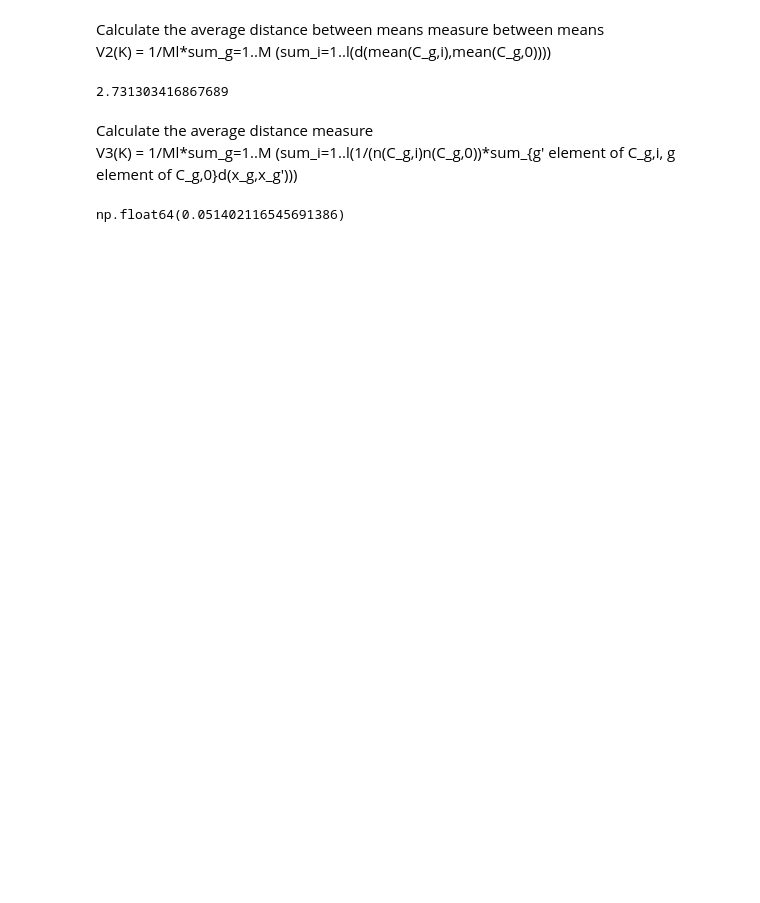
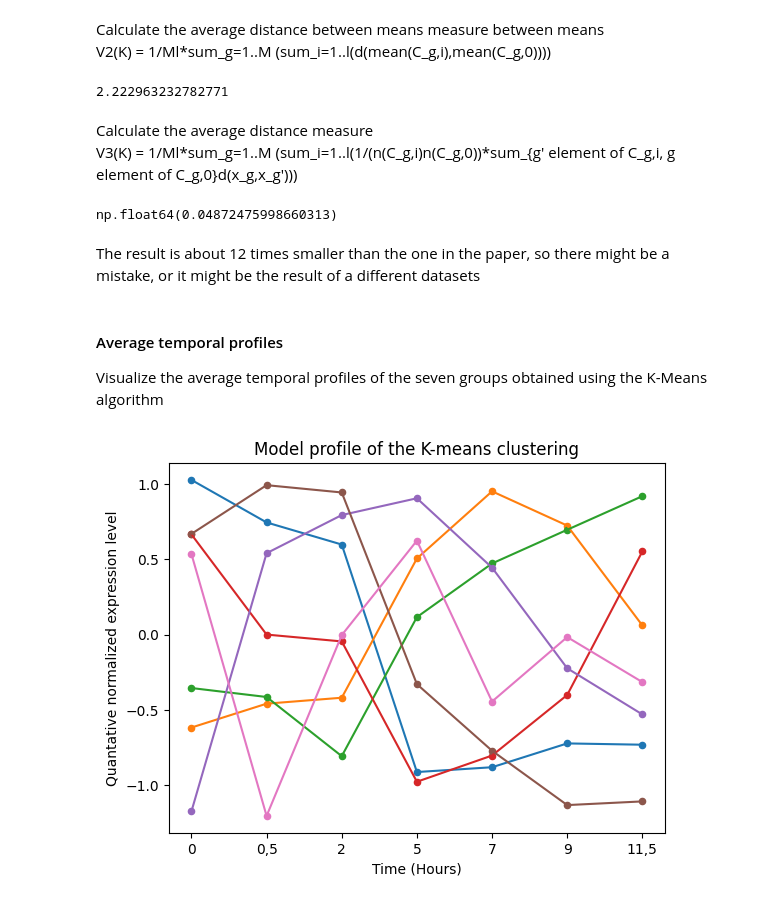
Before and after one commit to LuhiHofi/Aprendizaje-Computacional, a Jupyter notebook: k-means_sporulation.ipynb, the cells around one changed output. Saved outputs shown, nothing was run; the diff lists cells and outputs as text; code cells hidden in the pictures; blank space fills up the shorter version.

```diff
--- a/k-means_sporulation.ipynb
+++ b/k-means_sporulation.ipynb
@@ -72,7 +100,7 @@ kmeans = KMeans(n_clusters=clusters)
 kmeans.fit(X)
 X_clustered = kmeans.predict(X)
 
-X_clustered_without_time_step = [0 for i in range(l)]
+X_clustered_without_time_step = [[] for _ in range(l)]
 for i in range(len(X_without_time_step)):
     kmeans_without = KMeans(n_clusters=7)
     kmeans_without.fit(X_without_time_step[i])
@@ -157,7 +185,7 @@ for g in range(M):
     # Filter the data frame with the bool array to get the genes in the cluster C_g_0
     C_g_0 = X.iloc[C_g_0]
     # Calculate the mean of every time step of the genes in the cluster C_g_0
-    mean_C_g_0 = [0 for i in range(l)]
+    mean_C_g_0 = np.zeros(l)
     for i in range(l):
         mean_C_g_0[i] = np.mean(C_g_0.iloc[:, i])
 
@@ -168,14 +196,14 @@ for g in range(M):
         # Filter the data frame with the bool array to get the genes in the cluster C_g_i
         C_g_i = X.iloc[cluster_g_i]
         # Calculate the mean of every time step of the genes in the cluster C_g_i
-        mean_C_g_i = [0 for i in range(l)]
+        mean_C_g_i = np.zeros(l)
         for j in range(l):
             mean_C_g_i[j] = np.mean(C_g_i.iloc[:, j])
 
         average_distance_between_means += 1/(M*l) * euclidean(mean_C_g_0, mean_C_g_i)
 average_distance_between_means
 # %% [output]
-2.731303416867689
+2.222963232782771
 # %% [markdown]
 Calculate the average distance measure
 V3(K) = 1/Ml*sum_g=1..M (sum_i=1..l(1/(n(C_g,i)n(C_g,0))*sum_{g' element of C_g,i, g element of C_g,0}d(x_g,x_g')))
@@ -191,9 +219,9 @@ for g in range(M):
         # cluster containing gene g in the clustering based on the data set with time Ti observations deleted
         # Calculate the number of elements in the cluster C_g_i
         C_g_i = (X_clustered_without_time_step[i] == X_clustered_without_time_step[i][g])
-        n_C_G_i = sum(cluster_g_i)
+        n_C_g_i = sum(cluster_g_i)
 
-        # Calculate the sum of distances d(x_g, x_g') for genes in the same cluster in both full and reduced datasets
+        # Calculate the sum of distances d(x_g, x_g')
         distance_sum = 0
         for g_prime in range(M):
             if cluster_g_i[g_prime]:
@@ -201,7 +229,7 @@ for g in range(M):
                 distance_sum += euclidean(X.iloc[g, :], X.iloc[g_prime, :])  # Use Euclidean distance, but can use another metric
 
         # Add to the average distance measure formula
-        average_distance_measure += (1 / (M * l)) * (1 / (n_C_g_0 * n_C_G_i)) * distance_sum
+        average_distance_measure += (1 / (M * l)) * (1 / (n_C_g_0 * n_C_g_i)) * distance_sum
 average_distance_measure
 # %% [output]
-np.float64(0.051402116545691386)
+np.float64(0.04872475998660313)
@@ -209,0 +236,33 @@ from itertools import permutations
+# %% [markdown]
+The result is about 12 times smaller than the one in the paper, so there might be a mistake, or it might be the result of a different datasets
+# %% [markdown]
+#### Average temporal profiles
+Visualize the average temporal profiles of the seven groups obtained using the K-Means algorithm
+# %%
+# Calculate the model profile of the K-means clustering
+model_profile = np.zeros((l, clusters))
+for i in range(clusters):
+    # Create a bool array with True for the elements in the cluster i
+    cluster_elements = (X_clustered == i)
+    # Filter the data frame with the bool array to get the genes in the cluster i
+    cluster_elements = X.iloc[cluster_elements]
+    # Calculate the mean of every time step of the genes in the cluster i
+    for j in range(l):
+        model_profile[i][j] = np.mean(cluster_elements.iloc[:, j])
+
+# plot the model profile
+# Time points
+time_points = ['0', '0,5', '2', '5', '7', '9', '11,5']
+for i in range(clusters):
+    # make the points bigger
+    plt.scatter(range(l), model_profile[i], s=20)
+    plt.plot(model_profile[i])
+# Add time points to the x-axis
+plt.xlabel('Time (Hours)')
+plt.xticks(range(l), time_points)
+plt.ylabel('Quantative normalized expression level')
+plt.title('Model profile of the K-means clustering')
+
+plt.show()
+# %% [output]
+[figure, added]
```
Also changed, not shown: parts of 8 cells of this notebook.
